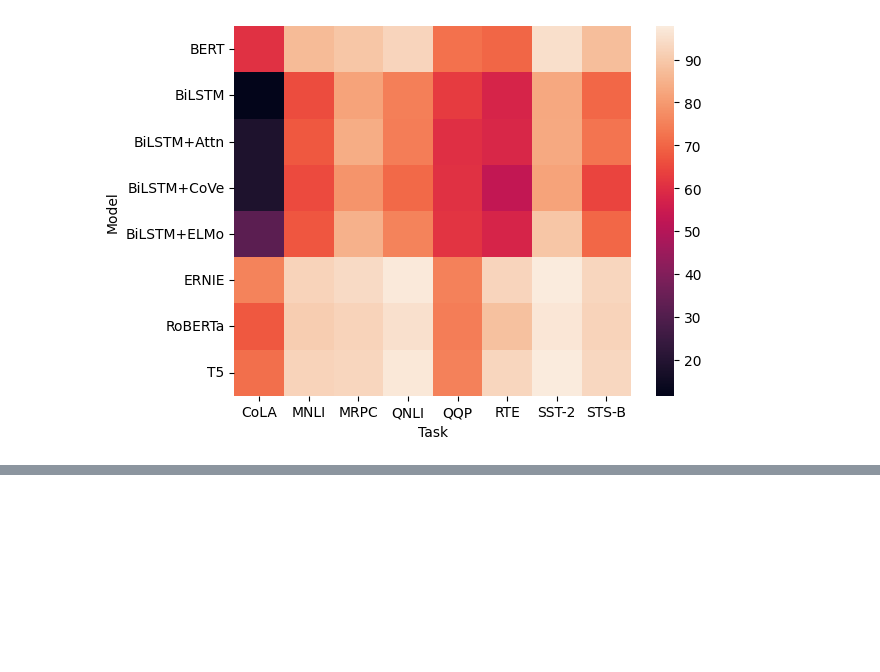
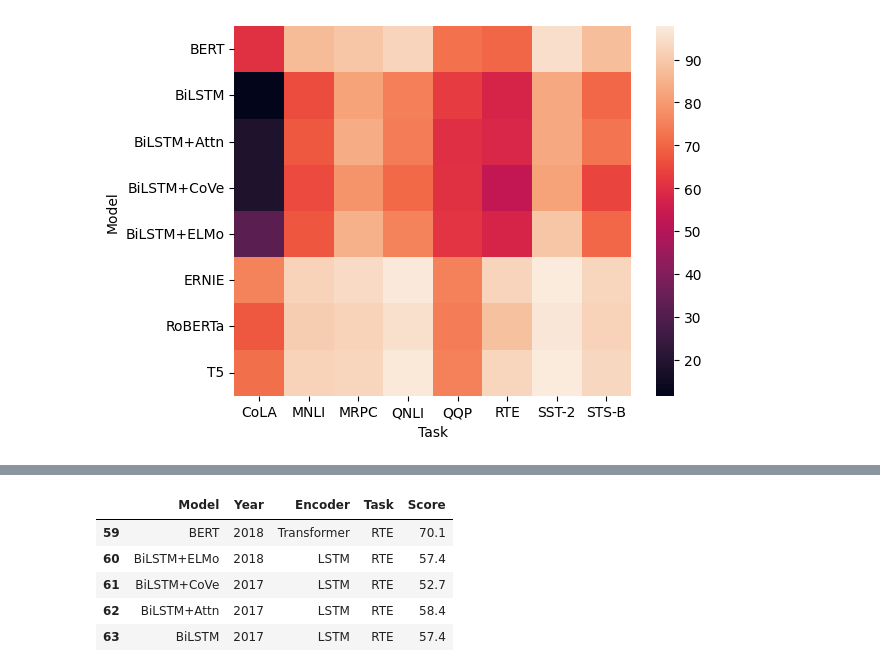
Before and after one commit to anumit-web/Seaborn-tutorial-4, a Jupyter notebook: Seaborn_test_4_2.ipynb, the cells around one changed output, grey strips where cells are left out. Saved outputs shown, nothing was run; the diff lists cells and outputs as text; code cells hidden in the pictures; blank space fills up the shorter version.

```diff
--- a/Seaborn_test_4_2.ipynb
+++ b/Seaborn_test_4_2.ipynb
@@ -23,3 +57,10 @@ glue.head()
 # %%
-glie.tail()
+glue_original.tail()
+# %% [output]
+|  | Model | Year | Encoder | Task | Score |
+| 59 | BERT | 2018 | Transformer | RTE | 70.1 |
+| 60 | BiLSTM+ELMo | 2018 | LSTM | RTE | 57.4 |
+| 61 | BiLSTM+CoVe | 2017 | LSTM | RTE | 52.7 |
+| 62 | BiLSTM+Attn | 2017 | LSTM | RTE | 58.4 |
+| 63 | BiLSTM | 2017 | LSTM | RTE | 57.4 |
 # %%
```
Also changed, not shown: parts of 9 cells of this notebook.
